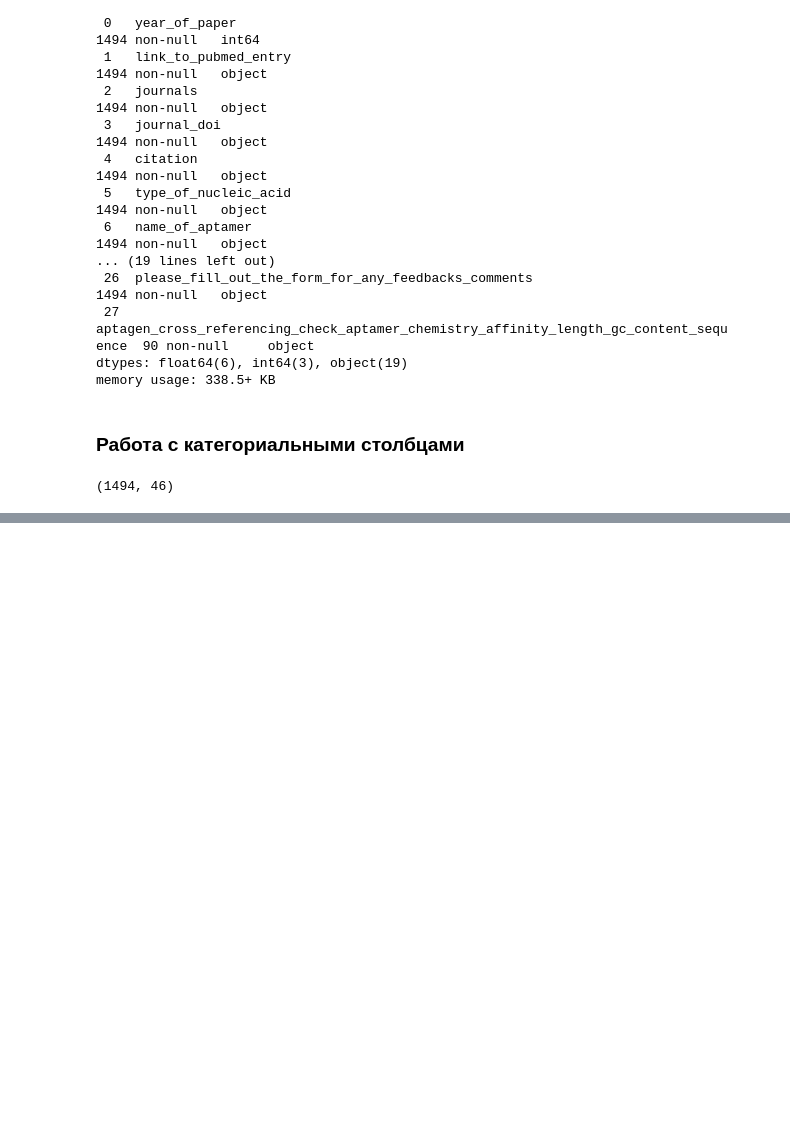
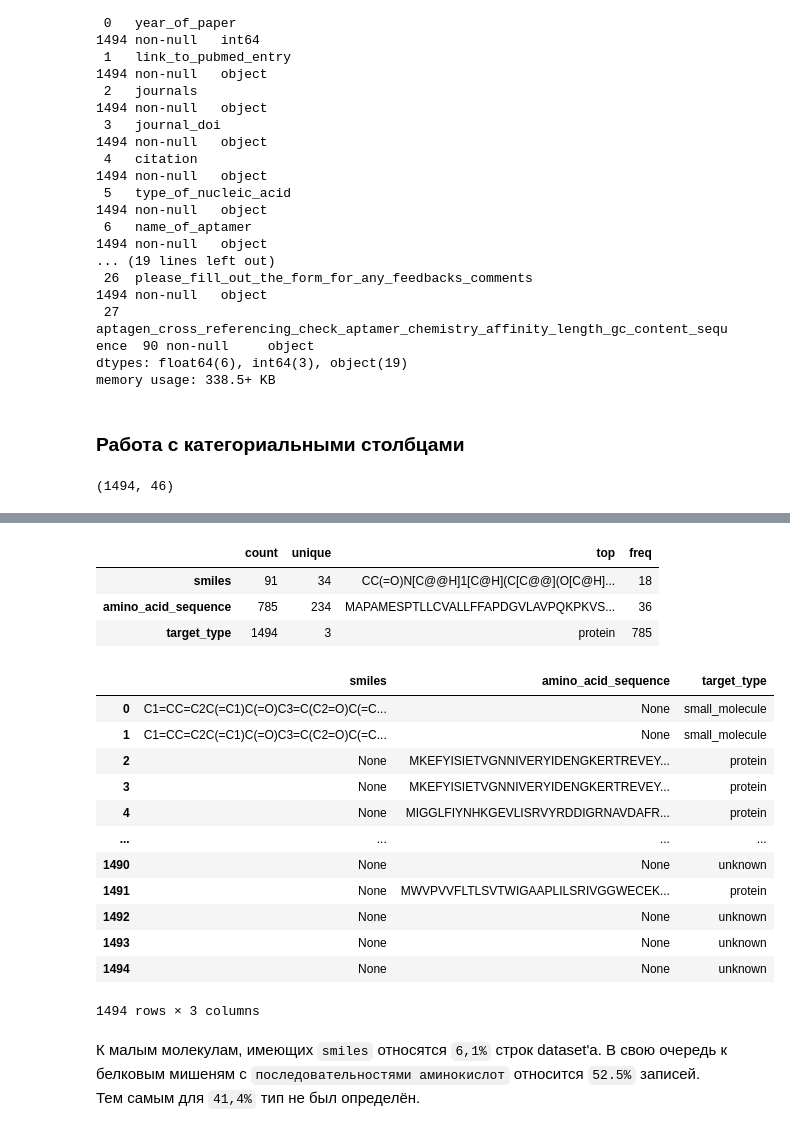
Before and after one commit to ChS23/DataconManuL, a Jupyter notebook: notebooks/preprocesing.ipynb, the cells around one changed output, grey strips where cells are left out. Cells and saved outputs as stored; diff of their text form; code cells hidden in the pictures; blank space fills up the shorter version.

```diff
--- a/notebooks/preprocesing.ipynb
+++ b/notebooks/preprocesing.ipynb
@@ -145,0 +197,6 @@ df.shape
+# %%
+unique_targets = df.target.unique()
+# %%
+if not os.path.exists('../data/processed/target_info.pkl'):
+    for target in tqdm.tqdm(unique_targets):
+        target_info[target] = process_target(target)
@@ -145,0 +211,32 @@ df.shape
+# %%
+df["target_type"] = df["target"].map(lambda x: target_info[x]['type'])
+# %%
+df["smiles"] = df["target"].map(lambda x: target_info[x]['result'] if target_info[x]['type'] == 'small_molecule' else None)
+
+df["amino_acid_sequence"] = df["target"].map(lambda x: target_info[x]['result'] if target_info[x]['type'] == 'protein' else None)
+# %%
+df[["smiles", "amino_acid_sequence", "target_type"]].describe().T
+# %% [output]
+|  | count | unique | top | freq |
+| smiles | 91 | 34 | CC(=O)N[C@@H]1[C@H](C[C@@](O[C@H]... | 18 |
+| amino_acid_sequence | 785 | 234 | MAPAMESPTLLCVALLFFAPDGVLAVPQKPKVS... | 36 |
+| target_type | 1494 | 3 | protein | 785 |
+# %%
+df[["smiles", "amino_acid_sequence", "target_type"]]
+# %% [output]
+|  | smiles | amino_acid_sequence | target_type |
+| 0 | C1=CC=C2C(=C1)C(=O)C3=C(C2=O)C(=C... | None | small_molecule |
+| 1 | C1=CC=C2C(=C1)C(=O)C3=C(C2=O)C(=C... | None | small_molecule |
+| 2 | None | MKEFYISIETVGNNIVERYIDENGKERTREVEY... | protein |
+| 3 | None | MKEFYISIETVGNNIVERYIDENGKERTREVEY... | protein |
+| 4 | None | MIGGLFIYNHKGEVLISRVYRDDIGRNAVDAFR... | protein |
+| ... | ... | ... | ... |
+| 1490 | None | None | unknown |
+| 1491 | None | MWVPVVFLTLSVTWIGAAPLILSRIVGGWECEK... | protein |
+| 1492 | None | None | unknown |
+| 1493 | None | None | unknown |
+| 1494 | None | None | unknown |
+1494 rows × 3 columns
+# %% [markdown]
+К малым молекулам, имеющих `smiles` относятся `6,1%` строк dataset'а.
+В свою очередь к белковым мишеням с `последовательностями аминокислот` относится `52.5%` записей. Тем самым для `41,4%` тип не был определён.
```
Also changed, not shown: parts of 11 cells of this notebook, 3 other files.
